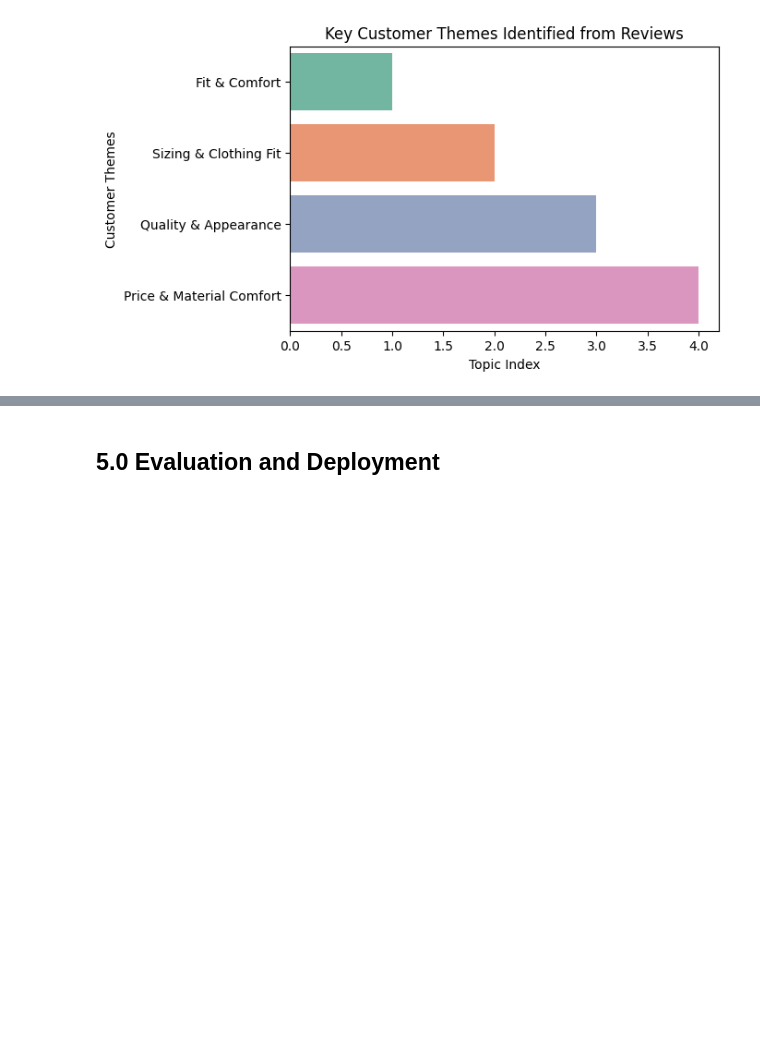
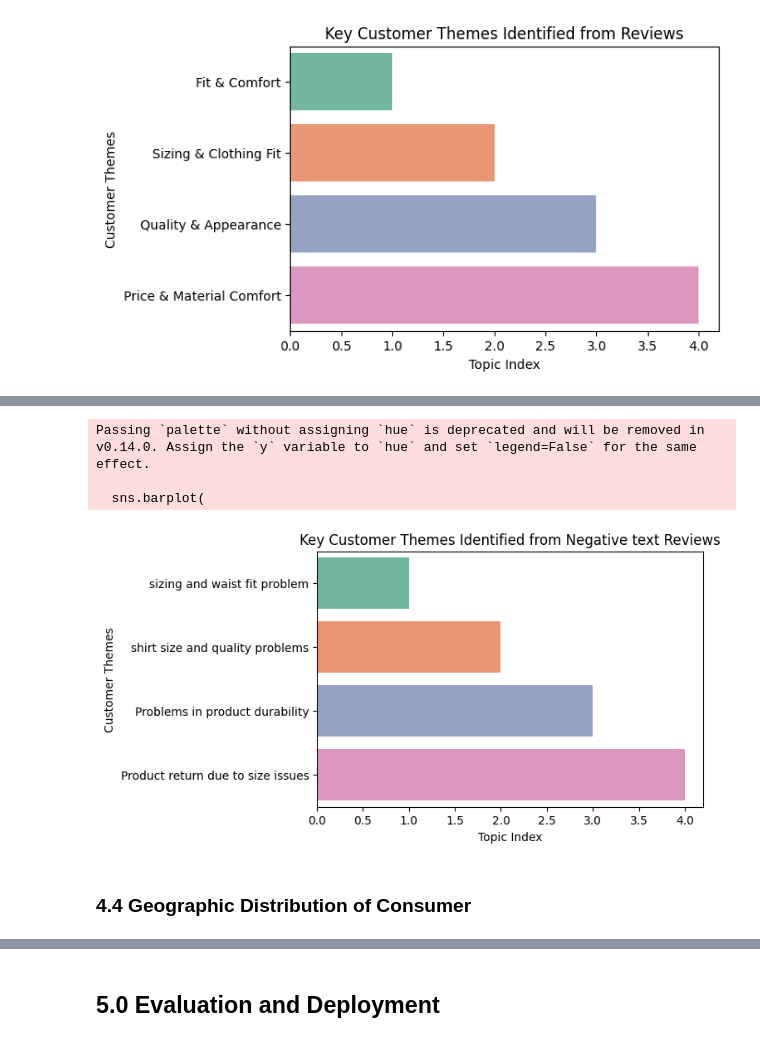
Before and after one commit to Malki9/3601763_BD2, a Jupyter notebook: 3601763_BD2.ipynb, the cells around one changed output, grey strips where cells are left out. Saved outputs shown, nothing was run; the diff lists cells and outputs as text; code cells hidden in the pictures; blank space fills up the shorter version.

```diff
--- a/3601763_BD2.ipynb
+++ b/3601763_BD2.ipynb
@@ -983,0 +1034,34 @@ Passing `palette` without assigning `hue` is deprecated and will be removed in v
+# %%
+topics = {
+    "sizing and waist fit problem": 1,
+    "shirt size and quality problems": 2,
+    "Problems in product durability": 3,
+    "Product return due to size issues": 4
+}
+
+topic_df = pd.DataFrame({
+    "Topic": list(topics.keys()),
+    "Topic_Number": list(topics.values())
+})
+
+plt.figure(figsize=(6,4))
+
+sns.barplot(
+    data=topic_df,
+    x="Topic_Number",
+    y="Topic",
+    palette="Set2"
+)
+
+plt.title("Key Customer Themes Identified from Negative text Reviews")
+plt.xlabel("Topic Index")
+plt.ylabel("Customer Themes")
+
+plt.show()
+# %% [output]
+Passing `palette` without assigning `hue` is deprecated and will be removed in v0.14.0. Assign the `y` variable to `hue` and set `legend=False` for the same effect.
+
+  sns.barplot(
+[figure, added]
+# %% [markdown]
+### 4.4 Geographic Distribution of Consumer
```
Also changed, not shown: parts of 4 cells of this notebook.
